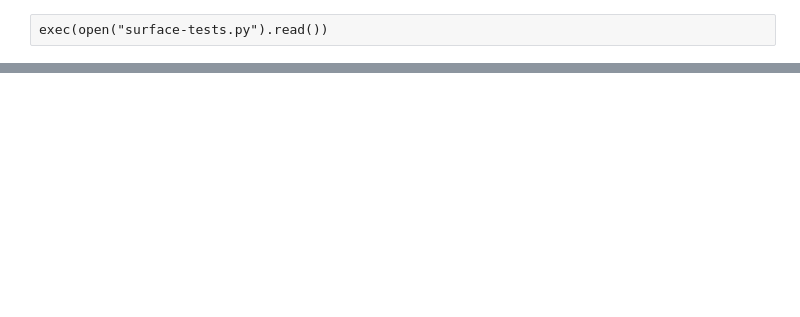
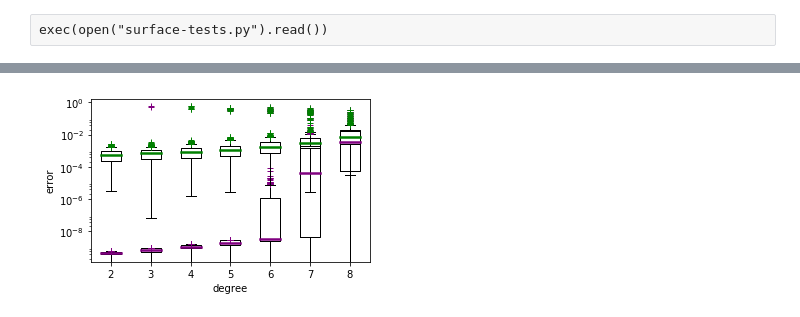
Before and after one commit to LCAV/surface-reconstruction, a Jupyter notebook: tests-results.ipynb, the cells around one changed output, grey strips where cells are left out. Saved outputs shown, nothing was run; the diff lists cells and outputs as text; code cells hidden in the pictures; blank space fills up the shorter version.

```diff
--- a/tests-results.ipynb
+++ b/tests-results.ipynb
@@ -71,0 +51,17 @@ array([[[ 1.        ,  2.1723328 ,  1.17707022,  1.64005737, -0.41787062],
+# %%
+flierprops1 = dict(marker='+', markeredgecolor='purple')
+medianprops1 = dict(linewidth=2.5, color='purple')
+flierprops2 = dict(marker='+', markeredgecolor='green')
+medianprops2 = dict(linewidth=2.5, color='green')
+
+fig = plt.figure()
+ax = fig.add_subplot(1,1,1)
+ax.boxplot(all_errors[0,3:10,:].T, whis=[0, 95], flierprops=flierprops1, medianprops=medianprops1)
+ax.boxplot(all_errors[3,3:10,:].T, whis=[0, 95], flierprops=flierprops2, medianprops=medianprops2)
+ax.set_yscale('log')
+plt.xticks(range(1,8),range(2,10))
+plt.xlabel("degree")
+plt.ylabel("error")
+plt.show()
+# %% [output]
+[figure, added]
```
Also changed, not shown: parts of 15 cells of this notebook, 2 other files.
